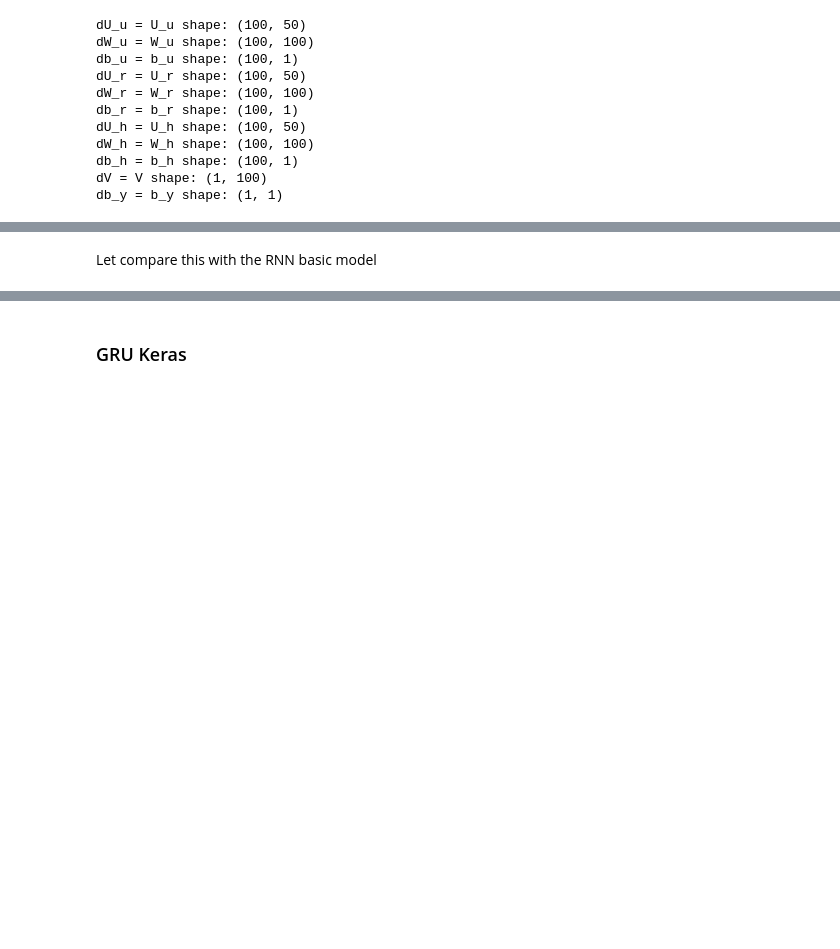
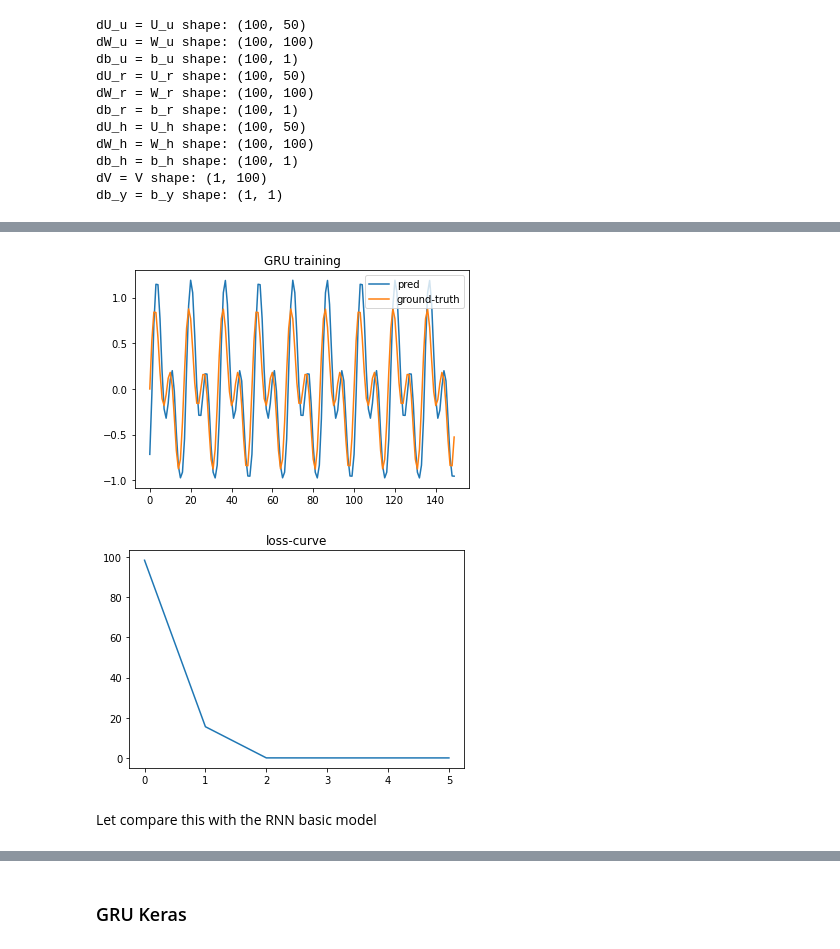
Before and after one commit to Locchuong96/machine-learning, a Jupyter notebook: Courses/GRU-LSTM.ipynb, the cells around one changed output, grey strips where cells are left out. Saved outputs shown, nothing was run; the diff lists cells and outputs as text; code cells hidden in the pictures; blank space fills up the shorter version.

```diff
--- a/Courses/GRU-LSTM.ipynb
+++ b/Courses/GRU-LSTM.ipynb
@@ -691,7 +692,7 @@ class GRU():
             title = f'epoch: {epoch} loss: {loss}'
             if verbose: print(title)
 
-            for i in range(X.shape[0]):
+            for i in tqdm.tqdm(range(X.shape[0])):
                 x = X[i]
                 y = Y[i]
                 # forward pass
@@ -747,7 +748,7 @@ losses = node.train(X,Y,epochs=epochs,learning_rate=1e-4,min_val = min_val,max_v
 preds = node.predict(X)
 plt.plot(preds,label = 'pred')
 plt.plot(Y,label = 'ground-truth')
-plt.title('fater training')
+plt.title('GRU training')
 plt.legend()
 
 #plt.savefig('predict.png')
@@ -766,2 +770,2 @@ epoch: 2 loss: 0.23487149109768857
+[figure, added]
+[figure, added]
-# %% [markdown]
-Let compare this with the RNN basic model
@@ -946,0 +772,2 @@ plt.show()
+# %% [markdown]
+Let compare this with the RNN basic model
```
Also changed, not shown: parts of 6 cells of this notebook.
